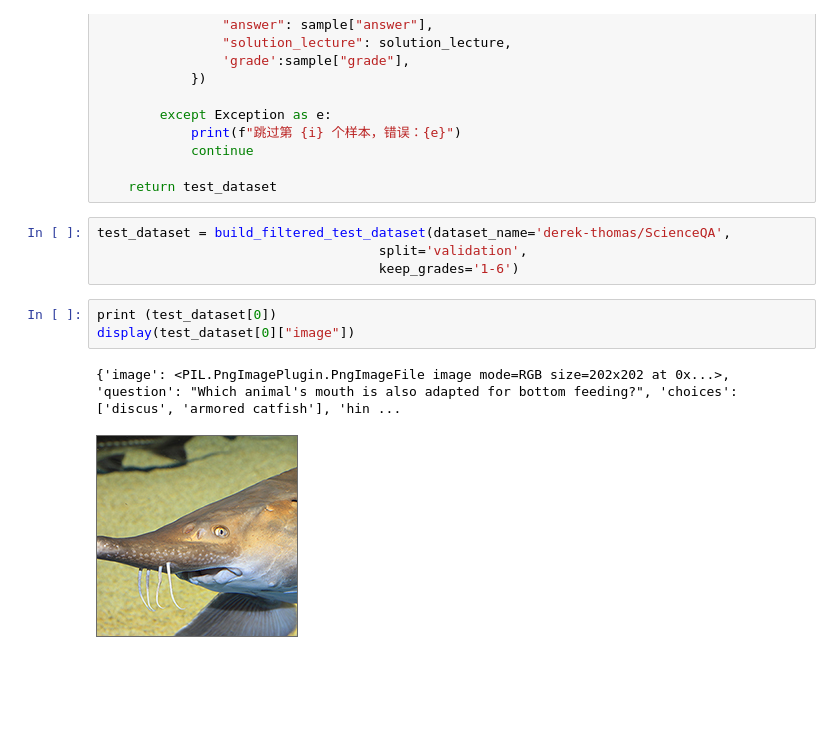
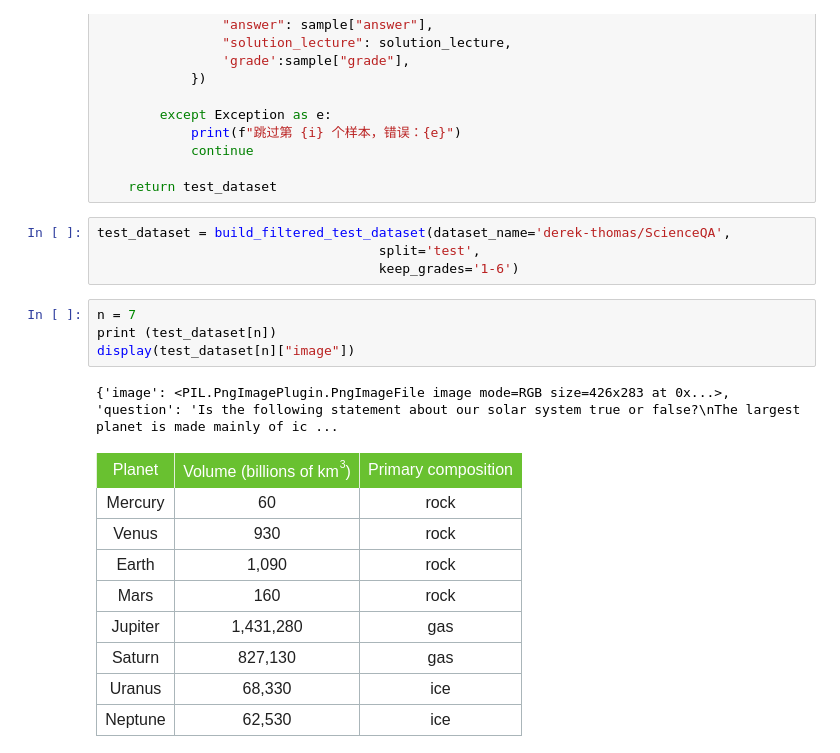
Before and after one commit to TAT-Y-T/IC_MLLM_VQA, a Jupyter notebook: ScienceQA/llava_test_scienceQA.ipynb, the cells around one changed output. Saved outputs shown, nothing was run; the diff lists cells and outputs as text; blank space fills up the shorter version.

```diff
--- a/ScienceQA/llava_test_scienceQA.ipynb
+++ b/ScienceQA/llava_test_scienceQA.ipynb
@@ -75,14 +75,15 @@ def build_filtered_test_dataset(dataset_name='derek-thomas/ScienceQA',
     return test_dataset
 # %%
 test_dataset = build_filtered_test_dataset(dataset_name='derek-thomas/ScienceQA',
-                                    split='validation',
+                                    split='test',
                                     keep_grades='1-6')
 # %%
-print (test_dataset[0])
-display(test_dataset[0]["image"])
+n = 7
+print (test_dataset[n])
+display(test_dataset[n]["image"])
 # %% [output]
-{'image': <PIL.PngImagePlugin.PngImageFile image mode=RGB size=202x202 at 0x...>, 'question': "Which animal's mouth is also adapted for bottom feeding?", 'choices': ['discus', 'armored catfish'], 'hin ...
+{'image': <PIL.PngImagePlugin.PngImageFile image mode=RGB size=426x283 at 0x...>, 'question': 'Is the following statement about our solar system true or false?\nThe largest planet is made mainly of ic ...
-[figure, old version]
+[figure, new version]
 # %%
 device = torch.device("cuda" if torch.cuda.is_available() else "cpu")
 print("Using device:", device)
```
Also changed, not shown: parts of 5 cells of this notebook.
